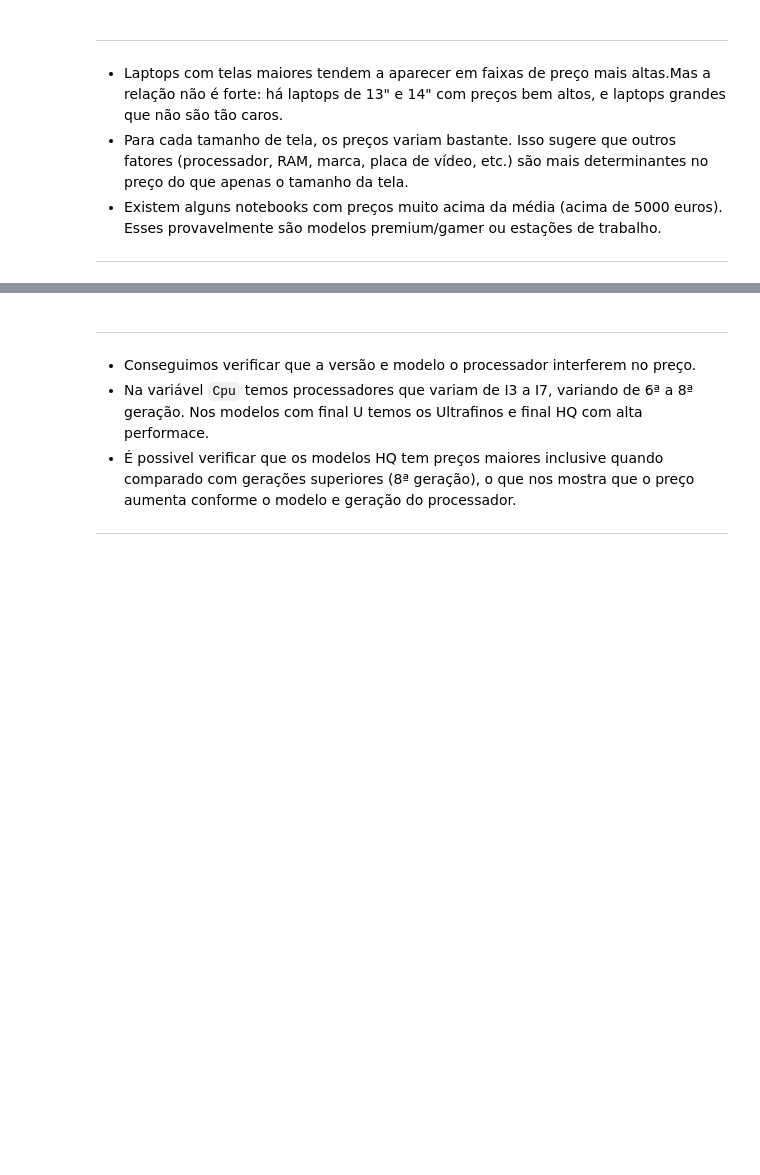
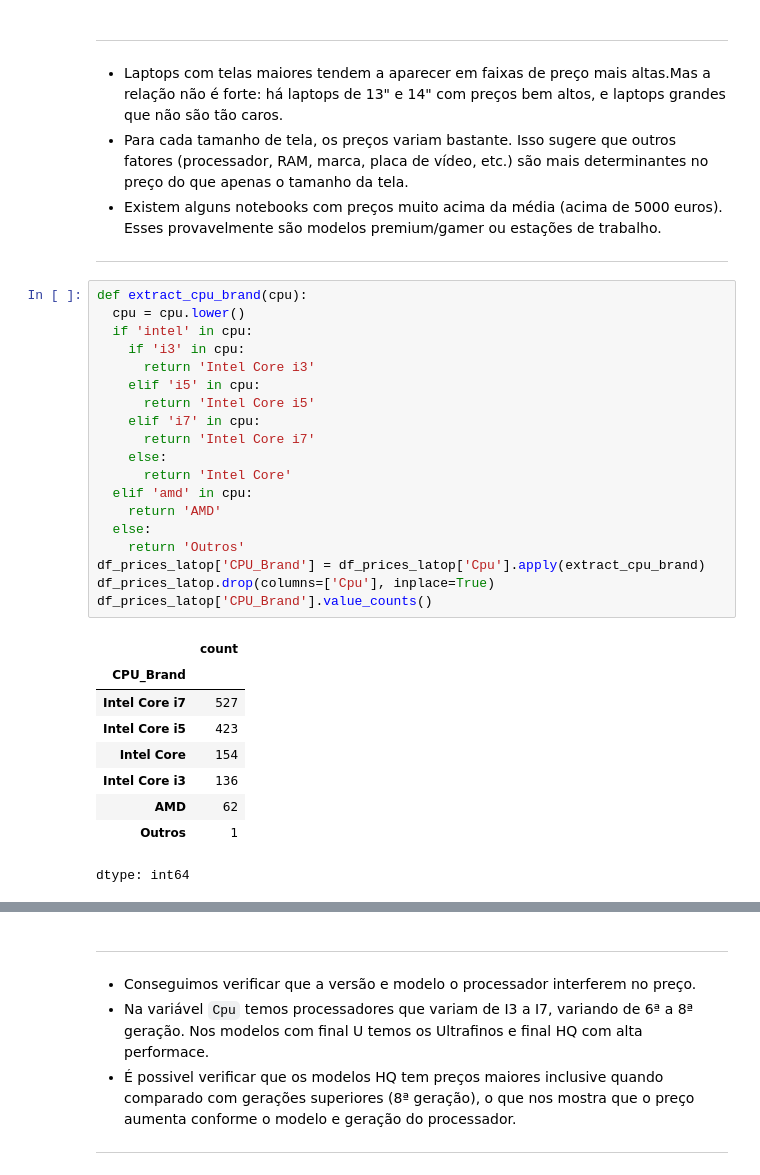
Before and after one commit to JNarimatsu/Bootcamp_Avanti_2025.3, a Jupyter notebook: Entrega_01_analise_exploratoria_de_dados_XI.ipynb, the cells around one changed output, grey strips where cells are left out. Cells and saved outputs as stored; diff of their text form; blank space fills up the shorter version.

```diff
--- a/Entrega_01_analise_exploratoria_de_dados_XI.ipynb
+++ b/Entrega_01_analise_exploratoria_de_dados_XI.ipynb
@@ -573,3 +573,32 @@ if y:
  - Para cada tamanho de tela, os preços variam bastante. Isso sugere que outros fatores (processador, RAM, marca, placa de vídeo, etc.) são mais determinantes no preço do que apenas o tamanho da tela.
  - Existem alguns notebooks com preços muito acima da média (acima de 5000 euros). Esses provavelmente são modelos premium/gamer ou estações de trabalho.
 ---
+# %%
+def extract_cpu_brand(cpu):
+  cpu = cpu.lower()
+  if 'intel' in cpu:
+    if 'i3' in cpu:
+      return 'Intel Core i3'
+    elif 'i5' in cpu:
+      return 'Intel Core i5'
+    elif 'i7' in cpu:
+      return 'Intel Core i7'
+    else:
+      return 'Intel Core'
+  elif 'amd' in cpu:
+    return 'AMD'
+  else:
+    return 'Outros'
+df_prices_latop['CPU_Brand'] = df_prices_latop['Cpu'].apply(extract_cpu_brand)
+df_prices_latop.drop(columns=['Cpu'], inplace=True)
+df_prices_latop['CPU_Brand'].value_counts()
+# %% [output]
+|  | count |
+| CPU_Brand |  |
+| Intel Core i7 | 527 |
+| Intel Core i5 | 423 |
+| Intel Core | 154 |
+| Intel Core i3 | 136 |
+| AMD | 62 |
+| Outros | 1 |
+dtype: int64
```
Also changed, not shown: parts of 8 cells of this notebook.
